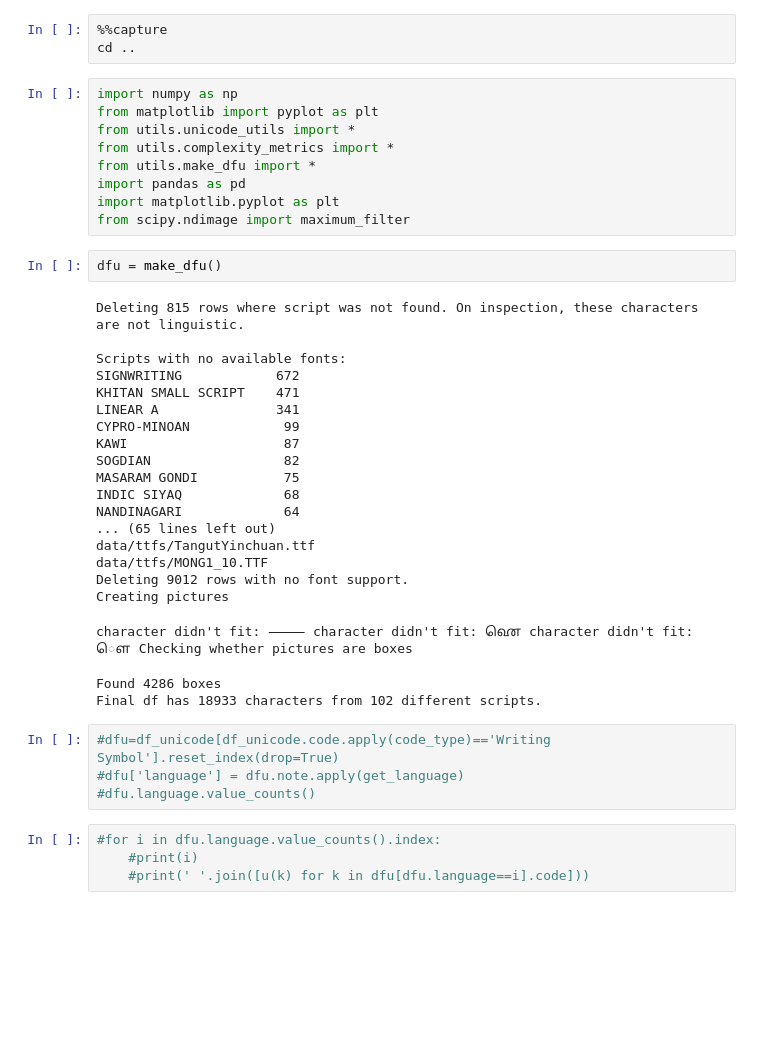
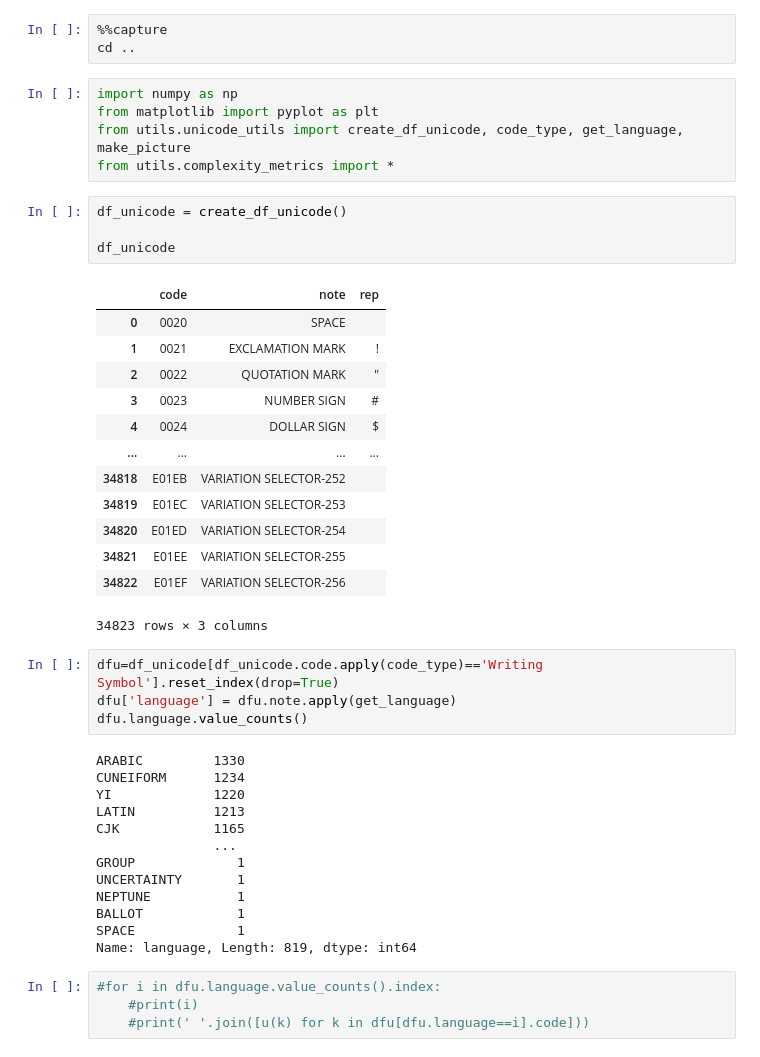
Before and after one commit to mccsandora/alphabet_complexity, a Jupyter notebook: mccullen/demo.ipynb, the cells around one changed output. Saved outputs shown, nothing was run; the diff lists cells and outputs as text; blank space fills up the shorter version.

```diff
--- a/mccullen/demo.ipynb
+++ b/mccullen/demo.ipynb
@@ -4,39 +4,43 @@ cd ..
 # %%
 import numpy as np
 from matplotlib import pyplot as plt
-from utils.unicode_utils import *
+from utils.unicode_utils import create_df_unicode, code_type, get_language, make_picture
 from utils.complexity_metrics import *
-from utils.make_dfu import *
-import pandas as pd
-import matplotlib.pyplot as plt
-from scipy.ndimage import maximum_filter
 # %%
-dfu = make_dfu()
+df_unicode = create_df_unicode()
+
+df_unicode
 # %% [output]
+|  | code | note | rep |
+| 0 | 0020 | SPACE |  |
+| 1 | 0021 | EXCLAMATION MARK | ! |
+| 2 | 0022 | QUOTATION MARK | " |
+| 3 | 0023 | NUMBER SIGN | # |
+| 4 | 0024 | DOLLAR SIGN | $ |
+| ... | ... | ... | ... |
+| 34818 | E01EB | VARIATION SELECTOR-252 | 󠇫 |
+| 34819 | E01EC | VARIATION SELECTOR-253 | 󠇬 |
+| 34820 | E01ED | VARIATION SELECTOR-254 | 󠇭 |
+| 34821 | E01EE | VARIATION SELECTOR-255 | 󠇮 |
+| 34822 | E01EF | VARIATION SELECTOR-256 | 󠇯 |
-Deleting 815 rows where script was not found. On inspection, these characters are not linguistic.
-
-Scripts with no available fonts:
-SIGNWRITING            672
-KHITAN SMALL SCRIPT    471
-LINEAR A               341
-CYPRO-MINOAN            99
-KAWI                    87
-SOGDIAN                 82
-MASARAM GONDI           75
-INDIC SIYAQ             68
-NANDINAGARI             64
-... (65 lines left out)
-data/ttfs/TangutYinchuan.ttf
-data/ttfs/MONG1_10.TTF
-Deleting 9012 rows with no font support.
-Creating pictures
+34823 rows × 3 columns
-character didn't fit: ⸻ character didn't fit: 𑌐 character didn't fit: 𑍌 Checking whether pictures are boxes
-Found 4286 boxes
-Final df has 18933 characters from 102 different scripts.
 # %%
-#dfu=df_unicode[df_unicode.code.apply(code_type)=='Writing Symbol'].reset_index(drop=True)
-#dfu['language'] = dfu.note.apply(get_language)
-#dfu.language.value_counts()
+dfu=df_unicode[df_unicode.code.apply(code_type)=='Writing Symbol'].reset_index(drop=True)
+dfu['language'] = dfu.note.apply(get_language)
+dfu.language.value_counts()
+# %% [output]
+ARABIC         1330
+CUNEIFORM      1234
+YI             1220
+LATIN          1213
+CJK            1165
+               ...
+GROUP             1
+UNCERTAINTY       1
+NEPTUNE           1
+BALLOT            1
+SPACE             1
+Name: language, Length: 819, dtype: int64
 # %%
 #for i in dfu.language.value_counts().index:
     #print(i)
```
Also changed, not shown: parts of 11 cells of this notebook, 1 other file.
